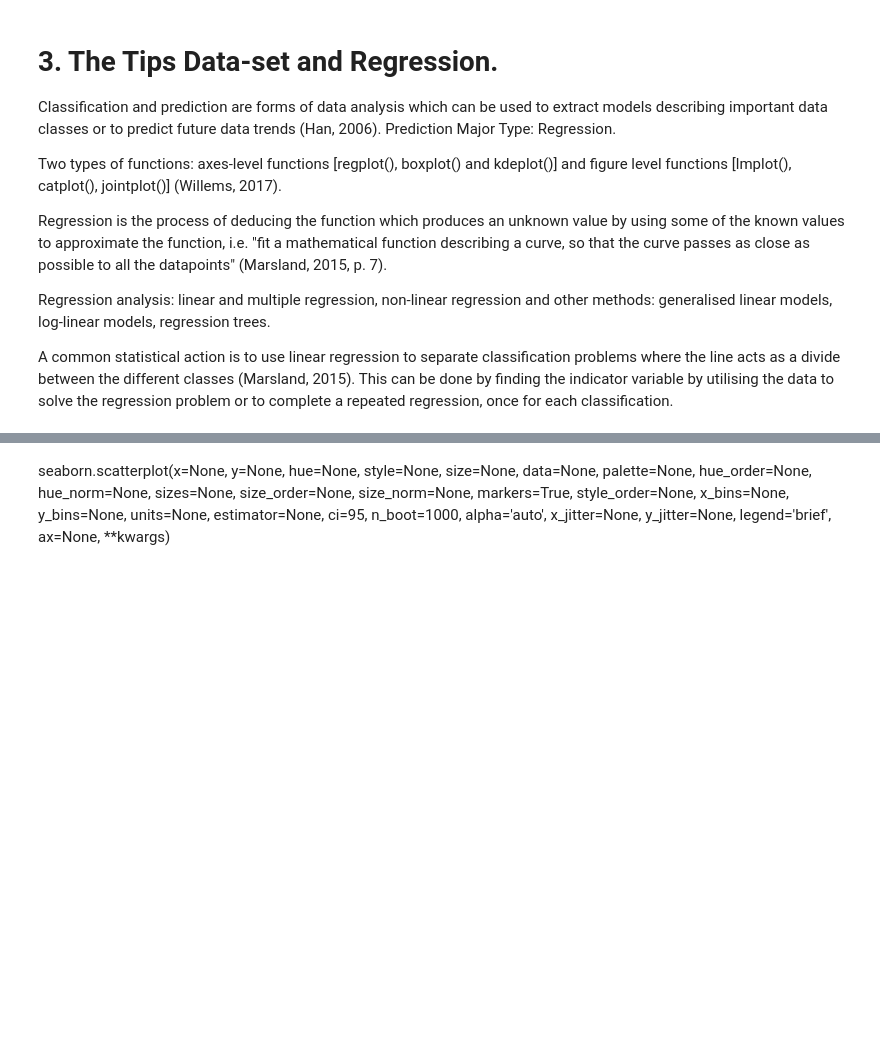
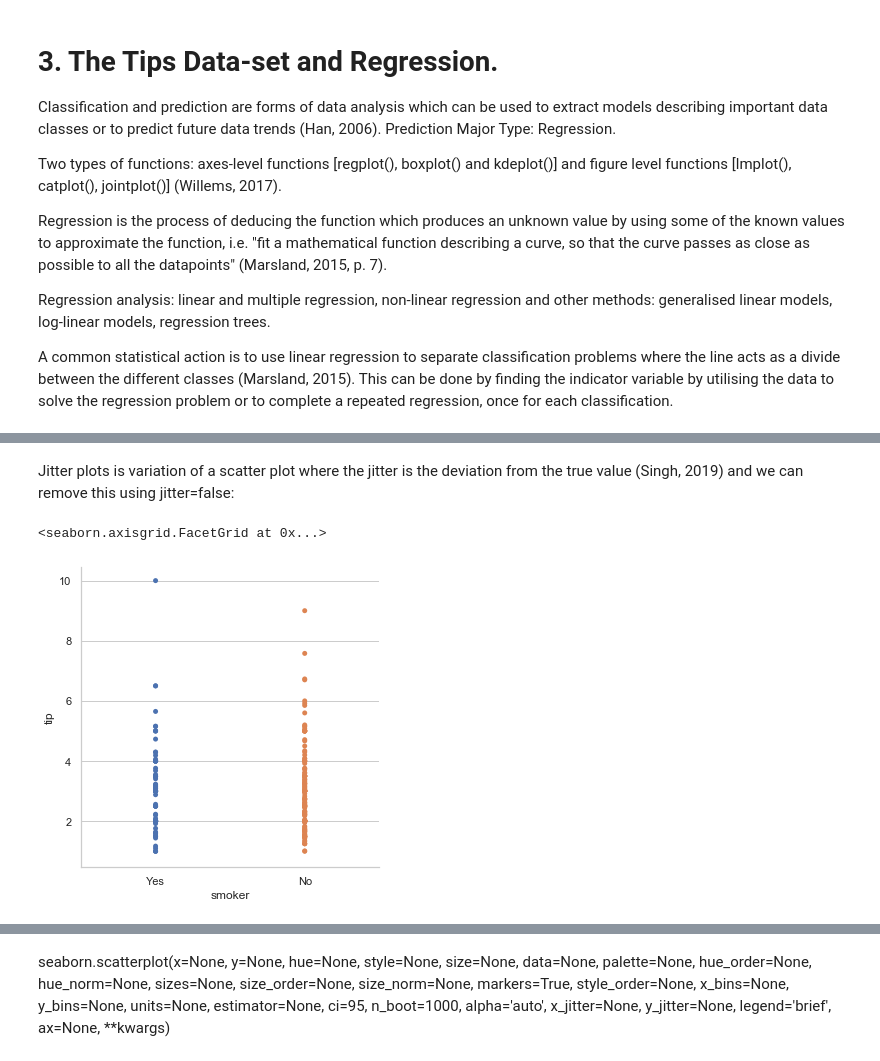
Before and after one commit to garycunningham89/fundamentalsdataanalysis, a Jupyter notebook: Fundamentals of Data Analysis.ipynb, the cells around one changed output, grey strips where cells are left out. Cells and saved outputs as stored; diff of their text form; code cells hidden in the pictures; blank space fills up the shorter version.

```diff
--- a/Fundamentals of Data Analysis.ipynb
+++ b/Fundamentals of Data Analysis.ipynb
@@ -354,0 +388,7 @@ A third variable can be included by using all 3 of these parameters but it can b
+# %% [markdown]
+Jitter plots is variation of a scatter plot where the jitter is the deviation from the true value (Singh, 2019) and we can remove this using jitter=false:
+# %%
+sns.catplot(x="smoker", y="tip", jitter = False, data=tips)
+# %% [output]
+<seaborn.axisgrid.FacetGrid at 0x...>
+[figure, added]
```
Also changed, not shown: parts of 25 cells of this notebook.
